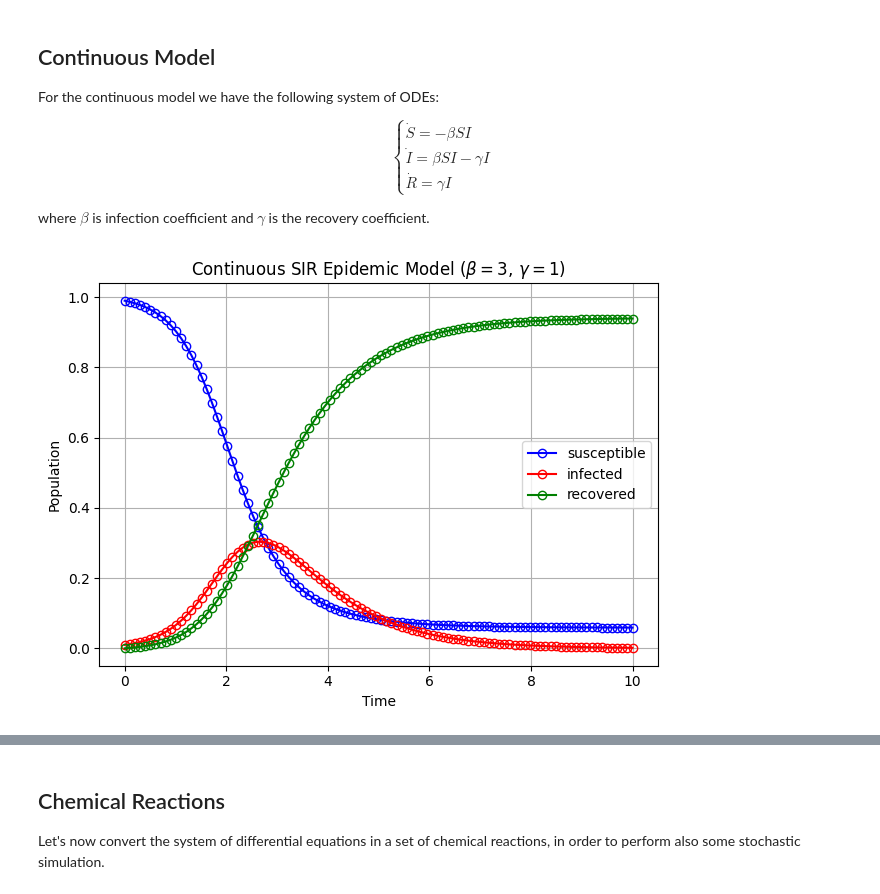
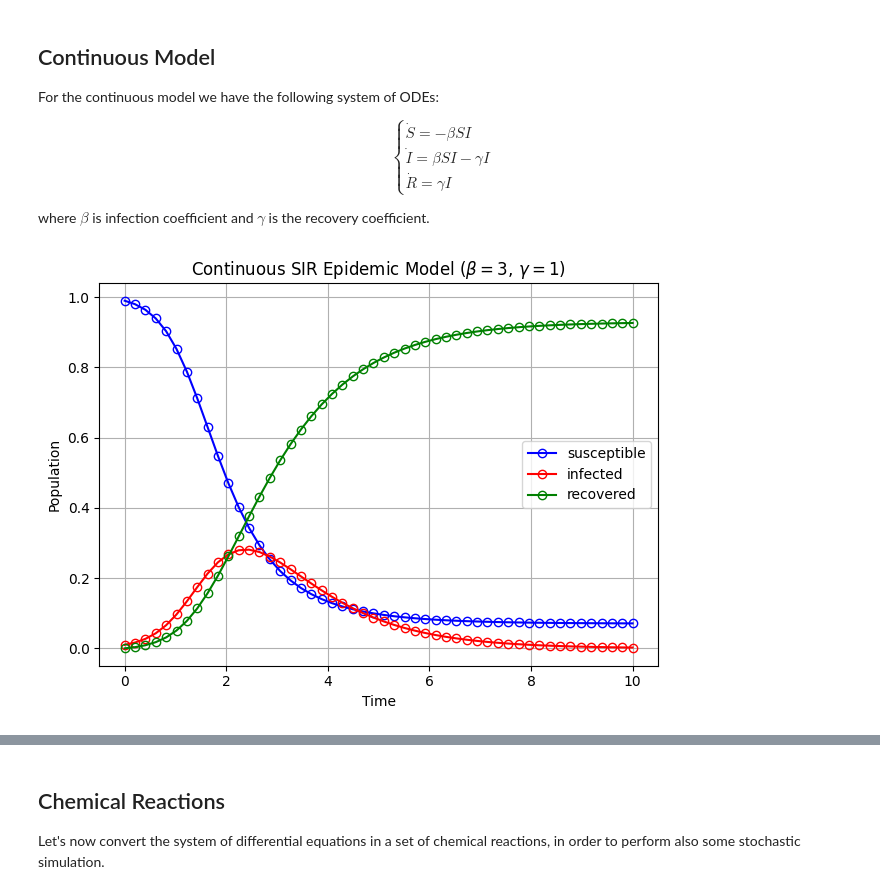
Before and after one commit to FedericoBustaffa/cmcs, a Jupyter notebook: notebooks/epidemic.ipynb, the cells around one changed output, grey strips where cells are left out. Drawn from its saved outputs; the diff is of its cells as text; code cells hidden in the pictures.

Commit message:
euler implicit and explicit

```diff
--- a/notebooks/epidemic.ipynb
+++ b/notebooks/epidemic.ipynb
@@ -32,7 +32,7 @@ import matplotlib.pyplot as plt
 from cmcs.recurrence import Recurrence
 
 
-def d_epidemic(y0, beta, gamma):
+def d_sir(y0, beta, gamma):
     s0, i0, r0 = y0
     n = s0 + i0 + r0
     new_infections = beta * s0 * i0 / n
@@ -49,7 +49,7 @@ beta = 0.3  # infection rate
 gamma = 0.1  # recovery rate
 
 y0 = [99, 1, 0]
-r = Recurrence(d_epidemic, beta, gamma)
+r = Recurrence(d_sir, beta, gamma)
 time, (s, i, r) = r(y0, 100)
 
 plt.title(rf"Discrete SIR Epidemic Model ($\beta={beta}$, $\gamma={gamma}$)")
@@ -80,33 +80,33 @@ $$
 where $\beta$ is infection coefficient and $\gamma$ is the recovery coefficient.
 # %%
 import numpy as np
-from scipy.integrate import odeint
+from cmcs.ode import euler
 
 
-def c_epidemic(y, t, alpha, beta):
+def c_sir(y, t, alpha, beta):
     s, i, r = y
     dsdt = -alpha * s * i
     didt = alpha * s * i - beta * i
     drdt = beta * i
     return dsdt, didt, drdt
 
 
 beta = 3  # infection rate
 gamma = 1  # recovery rate
 
-y0 = [0.99, 0.01, 0]
-time = np.linspace(0, 10, 100)
-sol = odeint(c_epidemic, y0, time, args=(beta, gamma))
+y0 = np.array([0.99, 0.01, 0])
+time = np.linspace(0, 10, 50)
+sol = euler(c_sir, y0, (beta, gamma), time)
 
 plt.title(rf"Continuous SIR Epidemic Model ($\beta={beta}$, $\gamma={gamma}$)")
-plt.plot(time, sol[:, 0], "bo-", mfc="none", label="susceptible")
-plt.plot(time, sol[:, 1], "ro-", mfc="none", label="infected")
-plt.plot(time, sol[:, 2], "go-", mfc="none", label="recovered")
+plt.plot(time, sol[0], "bo-", mfc="none", label="susceptible")
+plt.plot(time, sol[1], "ro-", mfc="none", label="infected")
+plt.plot(time, sol[2], "go-", mfc="none", label="recovered")
 plt.xlabel("Time")
 plt.ylabel("Population")
 plt.grid()
 plt.legend()
 plt.tight_layout()
 plt.show()
 # %% [output]
-[figure, old version]
+[figure, new version]
```
Also changed, not shown: parts of 1 cell of this notebook, 2 other files.
